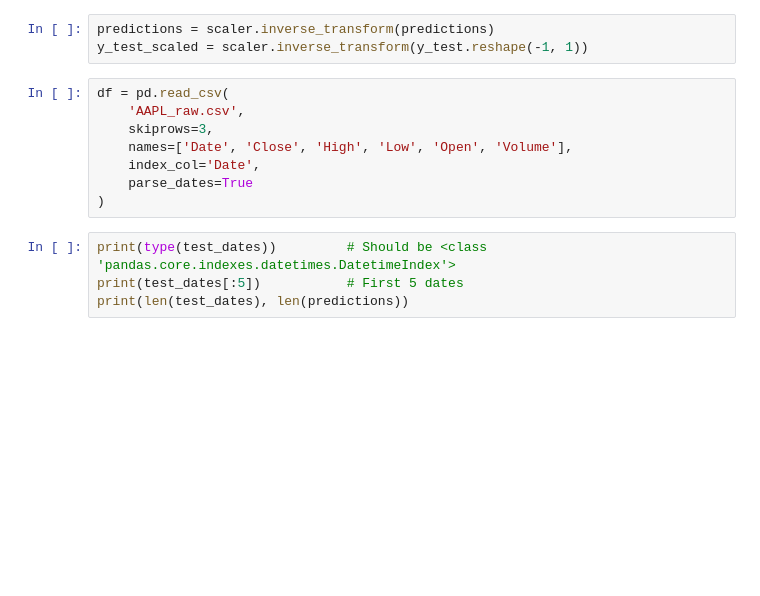
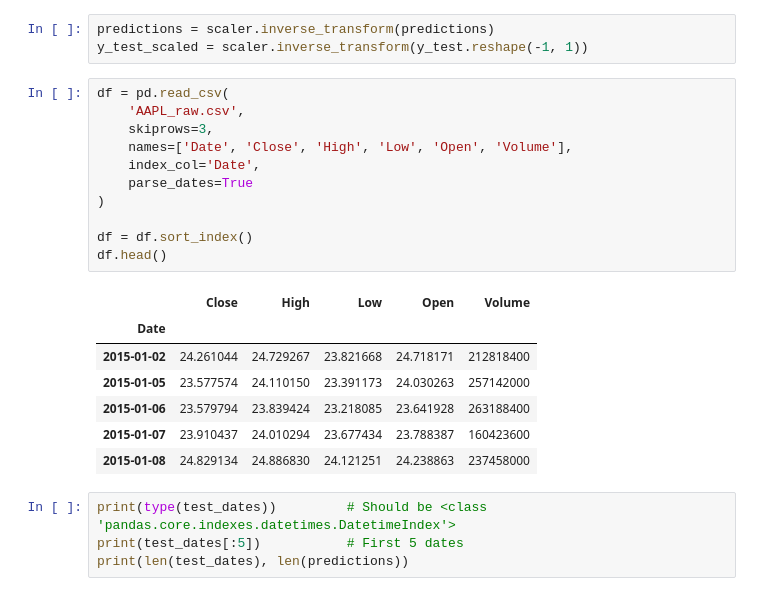
Before and after one commit to simonepietraroia/Financial-News-Sentiment-Analysis-for-Market-Impact, a Jupyter notebook: model_evaluation.ipynb, the cells around one changed output. Drawn from its saved outputs; the diff is of its cells as text; blank space fills up the shorter version.

```diff
--- a/model_evaluation.ipynb
+++ b/model_evaluation.ipynb
@@ -44,11 +44,22 @@ y_test_scaled = scaler.inverse_transform(y_test.reshape(-1, 1))
 # %%
 df = pd.read_csv(
     'AAPL_raw.csv',
     skiprows=3,
     names=['Date', 'Close', 'High', 'Low', 'Open', 'Volume'],
     index_col='Date',
     parse_dates=True
 )
+
+df = df.sort_index()
+df.head()
+# %% [output]
+|  | Close | High | Low | Open | Volume |
+| Date |  |  |  |  |  |
+| 2015-01-02 | 24.261044 | 24.729267 | 23.821668 | 24.718171 | 212818400 |
+| 2015-01-05 | 23.577574 | 24.110150 | 23.391173 | 24.030263 | 257142000 |
+| 2015-01-06 | 23.579794 | 23.839424 | 23.218085 | 23.641928 | 263188400 |
+| 2015-01-07 | 23.910437 | 24.010294 | 23.677434 | 23.788387 | 160423600 |
+| 2015-01-08 | 24.829134 | 24.886830 | 24.121251 | 24.238863 | 237458000 |
 # %%
 print(type(test_dates))         # Should be <class 'pandas.core.indexes.datetimes.DatetimeIndex'>
 print(test_dates[:5])           # First 5 dates
```
Also changed, not shown: 1 other file.
